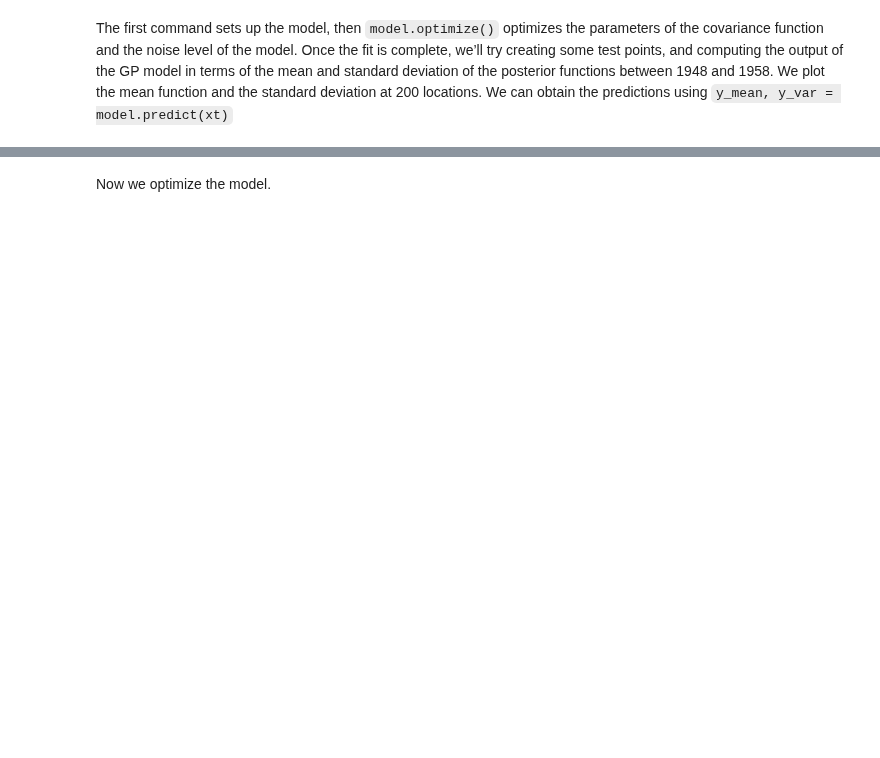
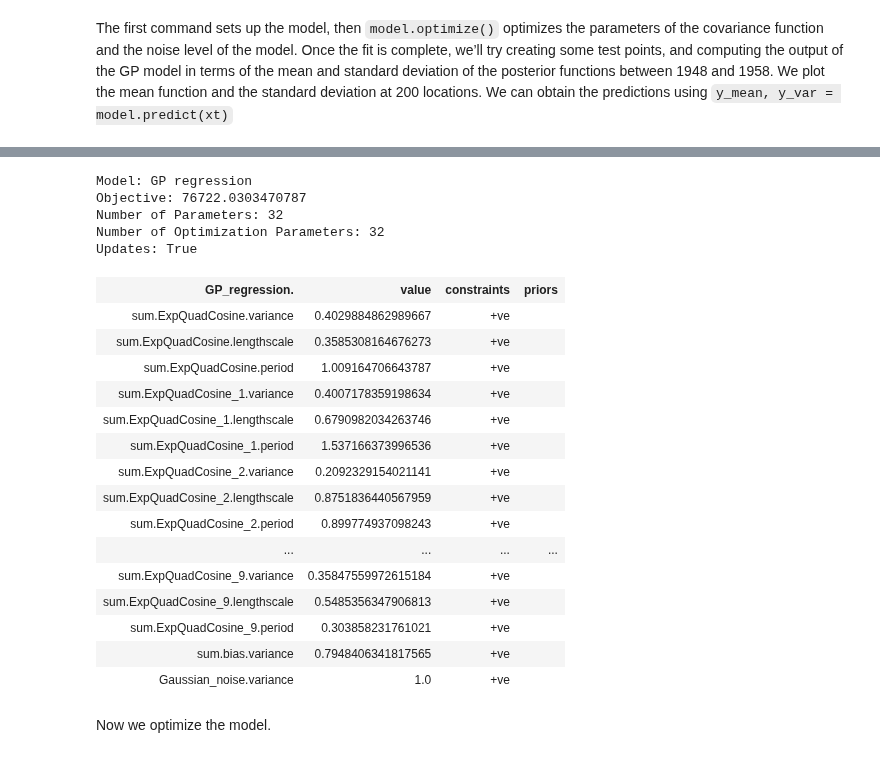
Before and after one commit to mlatcl/gpss, a Jupyter notebook: _notebooks/03-covariance-functions.ipynb, the cells around one changed output, grey strips where cells are left out. Cells and saved outputs as stored; diff of their text form; code cells hidden in the pictures; blank space fills up the shorter version.

```diff
--- a/_notebooks/03-covariance-functions.ipynb
+++ b/_notebooks/03-covariance-functions.ipynb
@@ -1953,16 +1882,38 @@ import GPy
 # %%
 num_comps = 10
 kernel = GPy.kern.ExpQuadCosine(1)
 for i in range(num_comps-1):
     kernel += GPy.kern.ExpQuadCosine(1)
 kernel+=GPy.kern.Bias(1)
 kernel.randomize()
-model = GPy.models.GPRegression(X, y, kernel)
+model = GPy.models.GPRegression(x, y, kernel)
 #model['.*frequency'] = np.random.uniform(0.0, 6.0, size=model['.*frequency'].shape)
 #model['.*bandwidth'] = 2./np.sqrt(np.random.gamma(1.0, 0.5*(X.max()-X.min()), size=model['.*bandwidth'].shape))
 #model['.*variance'] = 5.0
 #model['.*bias_variance'] = 90000
 display(model)
+# %% [output]
+Model: GP regression
+Objective: 76722.0303470787
+Number of Parameters: 32
+Number of Optimization Parameters: 32
+Updates: True
+| GP_regression. | value | constraints | priors |
+| sum.ExpQuadCosine.variance | 0.4029884862989667 | +ve |  |
+| sum.ExpQuadCosine.lengthscale | 0.3585308164676273 | +ve |  |
+| sum.ExpQuadCosine.period | 1.009164706643787 | +ve |  |
+| sum.ExpQuadCosine_1.variance | 0.4007178359198634 | +ve |  |
+| sum.ExpQuadCosine_1.lengthscale | 0.6790982034263746 | +ve |  |
+| sum.ExpQuadCosine_1.period | 1.537166373996536 | +ve |  |
+| sum.ExpQuadCosine_2.variance | 0.2092329154021141 | +ve |  |
+| sum.ExpQuadCosine_2.lengthscale | 0.8751836440567959 | +ve |  |
+| sum.ExpQuadCosine_2.period | 0.899774937098243 | +ve |  |
+| ... | ... | ... | ... |
+| sum.ExpQuadCosine_9.variance | 0.35847559972615184 | +ve |  |
+| sum.ExpQuadCosine_9.lengthscale | 0.5485356347906813 | +ve |  |
+| sum.ExpQuadCosine_9.period | 0.303858231761021 | +ve |  |
+| sum.bias.variance | 0.7948406341817565 | +ve |  |
+| Gaussian_noise.variance | 1.0 | +ve |  |
 # %% [markdown]
 Now we optimize the model.
 # %%
```
Also changed, not shown: parts of 222 cells of this notebook, 11 other files.
